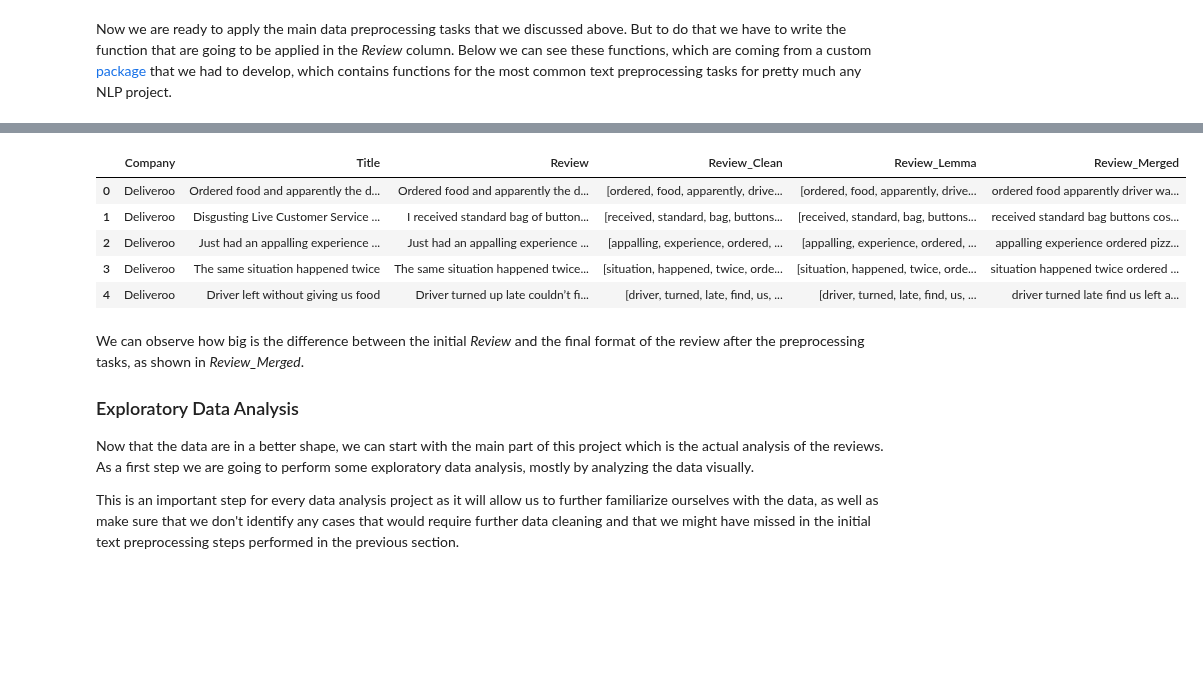
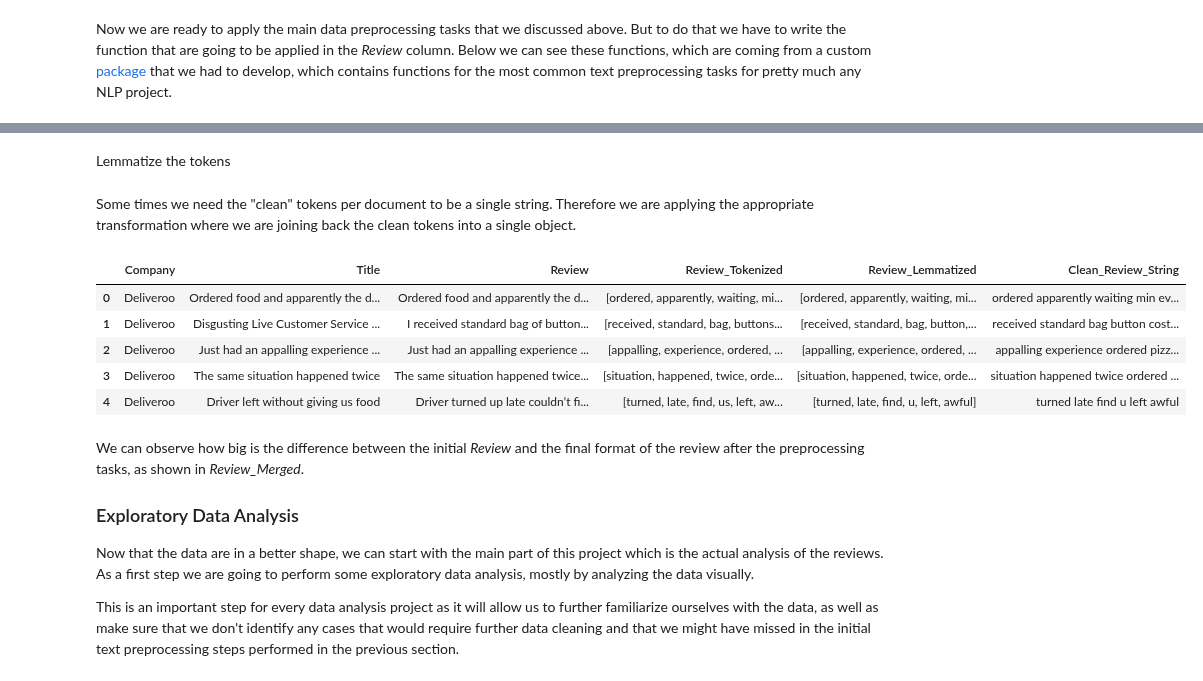
Before and after one commit to gpsyrou/Text_Analysis_of_Consumer_Reviews, a Jupyter notebook: jupyter_notebook/reviews.ipynb, the cells around one changed output, grey strips where cells are left out. Saved outputs shown, nothing was run; the diff lists cells and outputs as text; code cells hidden in the pictures; blank space fills up the shorter version.

```diff
--- a/jupyter_notebook/reviews.ipynb
+++ b/jupyter_notebook/reviews.ipynb
@@ -269,23 +283,24 @@ def tokenize_and_clean(text: str, stopwords_ls: List[str],
 # %%
-# Split review in tokens and remove punctuation & stopwords
-base_df['Review_Clean'] = base_df['Review'].apply(lambda row: tokenize_and_clean(text=row, stopwords_ls=stopwords_ls))
+reviews_df['Review_Tokenized'] = reviews_df['Review'].apply(lambda row: tokenize_and_clean(text=row, stopwords_ls=stopwords_ls))
+# %% [markdown]
+Lemmatize the tokens
 # %%
-# Lemmatize the tokens
-base_df['Review_Lemma'] = base_df['Review_Clean'].apply(lambda row: lemmatize(text=row, pos_type='n'))
+reviews_df['Review_Lemmatized'] = reviews_df['Review_Tokenized'].apply(lambda row: lemmatize(text=row, pos_type='n'))
 # %%
-base_df['Review_Lemma'] = base_df['Review_Clean'].apply(lambda row: lemmatize(text=row, pos_type='a'))
+reviews_df['Review_Lemmatized'] = reviews_df['Review_Lemmatized'].apply(lambda row: lemmatize(text=row, pos_type='a'))
+# %% [markdown]
+Some times we need the "clean" tokens per document to be a single string. Therefore we are applying the appropriate transformation where we are joining back the clean tokens into a single object.
 # %%
-# Join clean tokens into a single string
-base_df['Review_Merged'] = base_df['Review_Lemma'].apply(lambda row: ' '.join([x for x in row]))
+reviews_df['Clean_Review_String'] = reviews_df['Review_Lemmatized'].apply(lambda row: ' '.join([x for x in row]))
 # %%
-base_df[['Company', 'Title', 'Review', 'Review_Clean', 'Review_Lemma', 'Review_Merged']].head(5)
+reviews_df[['Company', 'Title', 'Review', 'Review_Tokenized', 'Review_Lemmatized', 'Clean_Review_String']].head(5)
 # %% [output]
-|  | Company | Title | Review | Review_Clean | Review_Lemma | Review_Merged |
-| 0 | Deliveroo | Ordered food and apparently the d... | Ordered food and apparently the d... | [ordered, food, apparently, drive... | [ordered, food, apparently, drive... | ordered food apparently driver wa... |
-| 1 | Deliveroo | Disgusting Live Customer Service ... | I received standard bag of button... | [received, standard, bag, buttons... | [received, standard, bag, buttons... | received standard bag buttons cos... |
+|  | Company | Title | Review | Review_Tokenized | Review_Lemmatized | Clean_Review_String |
+| 0 | Deliveroo | Ordered food and apparently the d... | Ordered food and apparently the d... | [ordered, apparently, waiting, mi... | [ordered, apparently, waiting, mi... | ordered apparently waiting min ev... |
+| 1 | Deliveroo | Disgusting Live Customer Service ... | I received standard bag of button... | [received, standard, bag, buttons... | [received, standard, bag, button,... | received standard bag button cost... |
 | 2 | Deliveroo | Just had an appalling experience ... | Just had an appalling experience ... | [appalling, experience, ordered, ... | [appalling, experience, ordered, ... | appalling experience ordered pizz... |
 | 3 | Deliveroo | The same situation happened twice | The same situation happened twice... | [situation, happened, twice, orde... | [situation, happened, twice, orde... | situation happened twice ordered ... |
-| 4 | Deliveroo | Driver left without giving us food | Driver turned up late couldn’t fi... | [driver, turned, late, find, us, ... | [driver, turned, late, find, us, ... | driver turned late find us left a... |
+| 4 | Deliveroo | Driver left without giving us food | Driver turned up late couldn’t fi... | [turned, late, find, us, left, aw... | [turned, late, find, u, left, awful] | turned late find u left awful |
 # %% [markdown]
 We can observe how big is the difference between the initial _Review_ and the final format of the review after the preprocessing tasks, as shown in <em>Review_Merged</em>.
 
```
Also changed, not shown: parts of 20 cells of this notebook.
